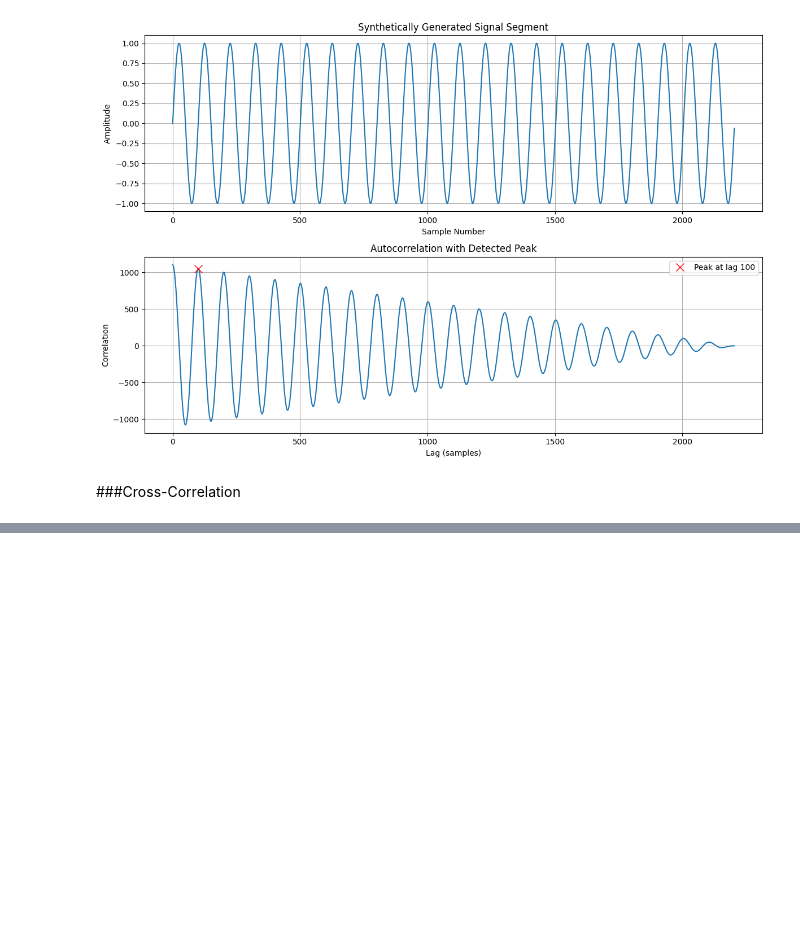
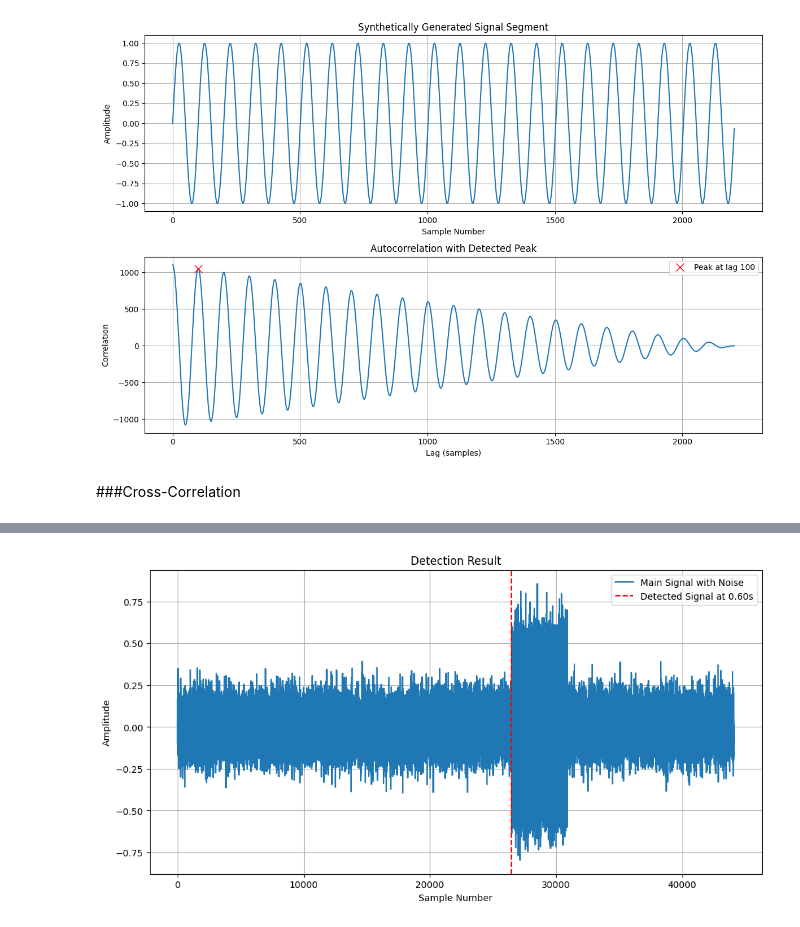
Before and after one commit to Mahdi-Miri/Signal_Proccesing, a Jupyter notebook: Signal_Proccesing.ipynb, the cells around one changed output, grey strips where cells are left out. Drawn from its saved outputs; the diff is of its cells as text; code cells hidden in the pictures; blank space fills up the shorter version.

```diff
--- a/Signal_Proccesing.ipynb
+++ b/Signal_Proccesing.ipynb
@@ -119,0 +191,13 @@ plt.show()
+# %%
+# Plot the main signal again and draw a line where the template was found
+plt.figure(figsize=(12, 6))
+plt.title("Detection Result")
+plt.plot(main_signal, label='Main Signal with Noise')
+plt.axvline(detected_start_sample, color='r', linestyle='--', label=f'Detected Signal at {detected_time:.2f}s')
+plt.xlabel("Sample Number")
+plt.ylabel("Amplitude")
+plt.legend()
+plt.grid(True)
+plt.show()
+# %% [output]
+[figure, added]
```
Also changed, not shown: parts of 6 cells of this notebook.
